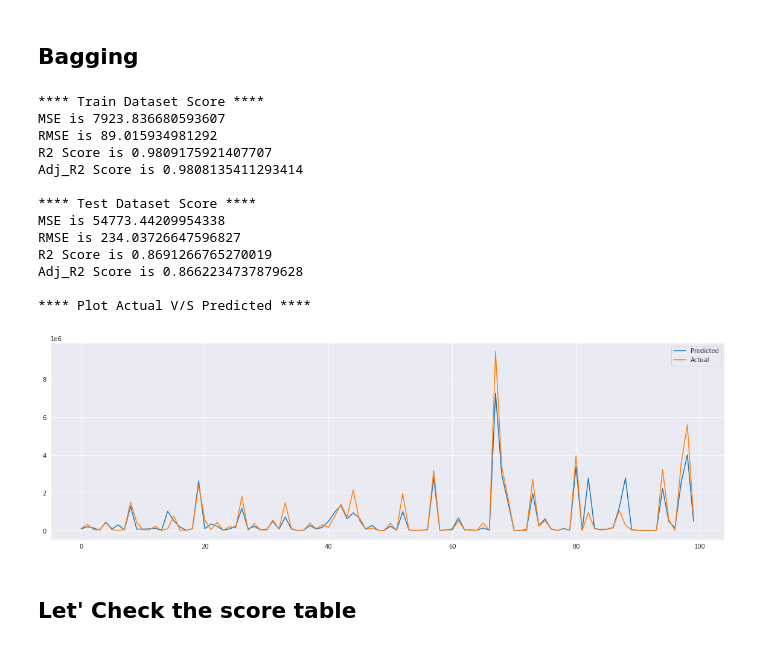
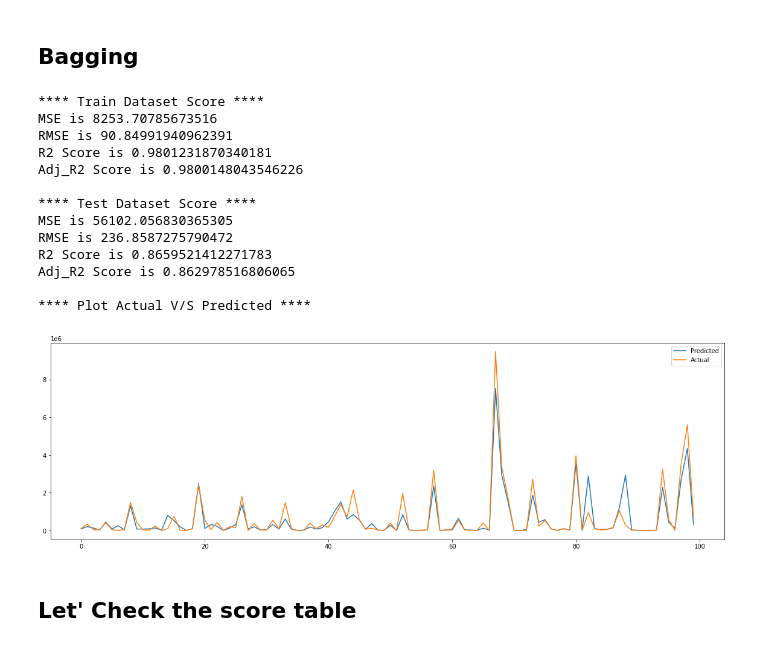
Before and after one commit to solankinitin1210/Capstone-Project-Bike-Sharing-Demand-Prediction, a Jupyter notebook: Bike_Sharing_Demand_Prediction_Capstone_Project.ipynb, the cells around one changed output. Drawn from its saved outputs; the diff is of its cells as text; code cells hidden in the pictures.

```diff
--- a/Bike_Sharing_Demand_Prediction_Capstone_Project.ipynb
+++ b/Bike_Sharing_Demand_Prediction_Capstone_Project.ipynb
@@ -593,7 +604,7 @@ def Features_importance (model):
 ## Linear Regression
 # %%
 # standardization of Independant variable
-x=StandardScaler().fit_transform(independent_variable2)
+x=StandardScaler().fit_transform(independent_variable)
 
 # Normalisation of target variable, we'll use squer root
 y = np.sqrt(target_variable)
@@ -847,37 +858,37 @@ Features_importance(Gradient_boosting.best_estimator_)
 # %%
 #setting the parameters of the lasso model
 param_grid = {"n_estimators":[10,50],'max_samples' :[0.1,1.0]}
-Bagging = GridSearchCV(BaggingRegressor(),param_grid=param_grid,)
+Bagging = GridSearchCV(BaggingRegressor(),param_grid=param_grid,cv=3)
 
 # Fit dataset to our model
 Bagging.fit(X_train,Y_train)
 
 # Get predected values of target varible for train data
 y_train_pred = Bagging.predict(X_train)
 
 # Get predected values of target varible for test data
 y_test_pred = Bagging.predict(x_test)
 
 #Get score for trained and test dataset
 MSE,RMSE,R2,Adj_R2=get_metrics(Y_train,y_train_pred,y_test,y_test_pred)
 
 #Append Data to score table
 Score_Table['Bagging']={'MSE':MSE,'RMSE':RMSE,'R2':R2,'Adj_R2':Adj_R2}
 # %% [output]
 **** Train Dataset Score ****
-MSE is 7923.836680593607
-RMSE is 89.015934981292
-R2 Score is 0.9809175921407707
-Adj_R2 Score is 0.9808135411293414
+MSE is 8253.70785673516
+RMSE is 90.84991940962391
+R2 Score is 0.9801231870340181
+Adj_R2 Score is 0.9800148043546226
 
 **** Test Dataset Score ****
-MSE is 54773.44209954338
-RMSE is 234.03726647596827
-R2 Score is 0.8691266765270019
-Adj_R2 Score is 0.8662234737879628
+MSE is 56102.056830365305
+RMSE is 236.8587275790472
+R2 Score is 0.8659521412271783
+Adj_R2 Score is 0.862978516806065
 
 **** Plot Actual V/S Predicted ****
-[figure, old version]
+[figure, new version]
 # %% [markdown]
 ## **Let' Check the score table**
 # %%
```
Also changed, not shown: parts of 23 cells of this notebook.
